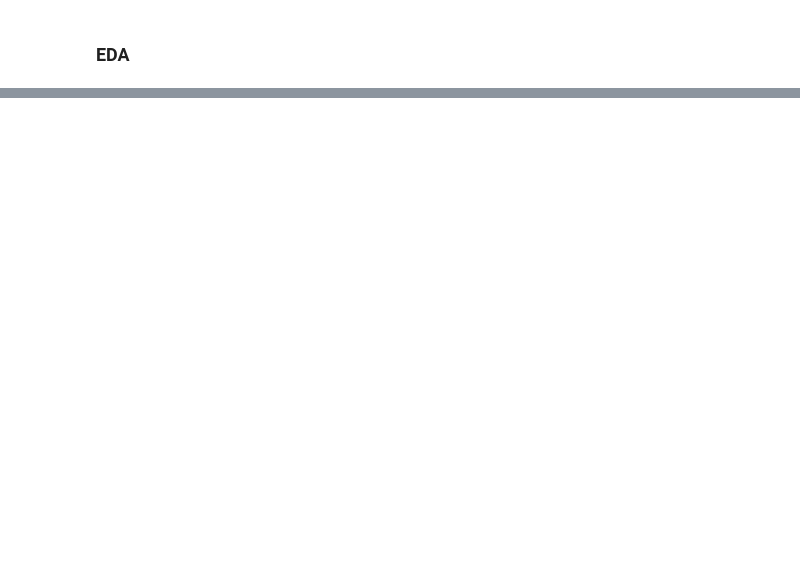
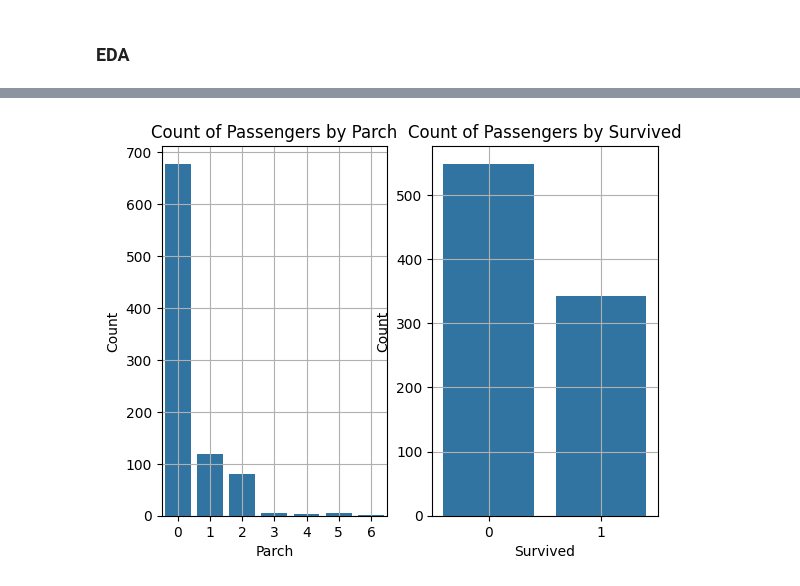
Before and after one commit to Manthan-Nepal/arc-2025, a Jupyter notebook: arc/ai/binit-shrestha/topic-2-EDA-visualization-wrangling/notebook-tasks.ipynb, the cells around one changed output, grey strips where cells are left out. Drawn from its saved outputs; the diff is of its cells as text; code cells hidden in the pictures; blank space fills up the shorter version.

```diff
--- a/arc/ai/binit-shrestha/topic-2-EDA-visualization-wrangling/notebook-tasks.ipynb
+++ b/arc/ai/binit-shrestha/topic-2-EDA-visualization-wrangling/notebook-tasks.ipynb
@@ -524,0 +691,18 @@ df["sales"].plot.hist(bins=10);
+# %%
+plt.subplot(1, 2, 1)
+sns.countplot(x='Parch', data=df)
+plt.title('Count of Passengers by Parch')
+plt.xlabel('Parch')
+plt.ylabel('Count')
+plt.grid(True)
+
+# Distribution of 'Survived'
+plt.subplot(1, 2, 2)
+sns.countplot(x='Survived', data=df)
+plt.title('Count of Passengers by Survived')
+plt.xlabel('Survived')
+plt.ylabel('Count')
+plt.grid(True)
+plt.show()
+# %% [output]
+[figure, added]
```
Also changed, not shown: parts of 36 cells of this notebook, 3 other files.
